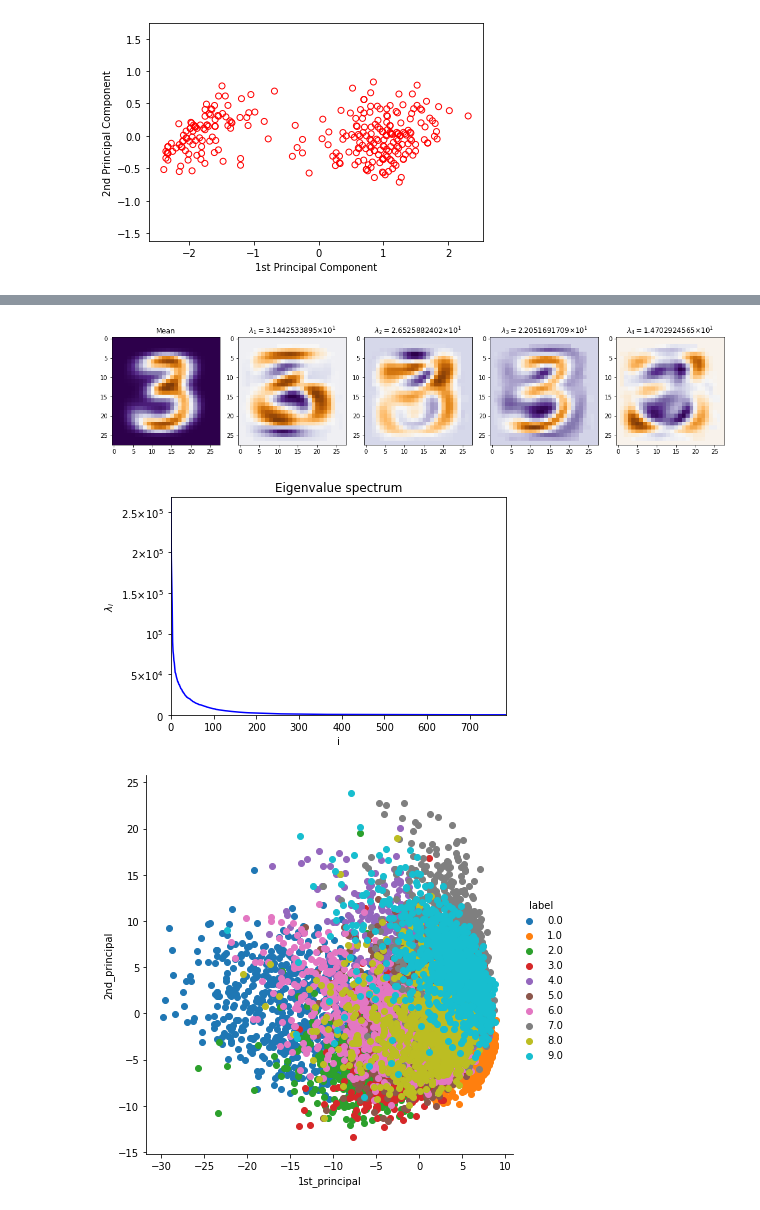
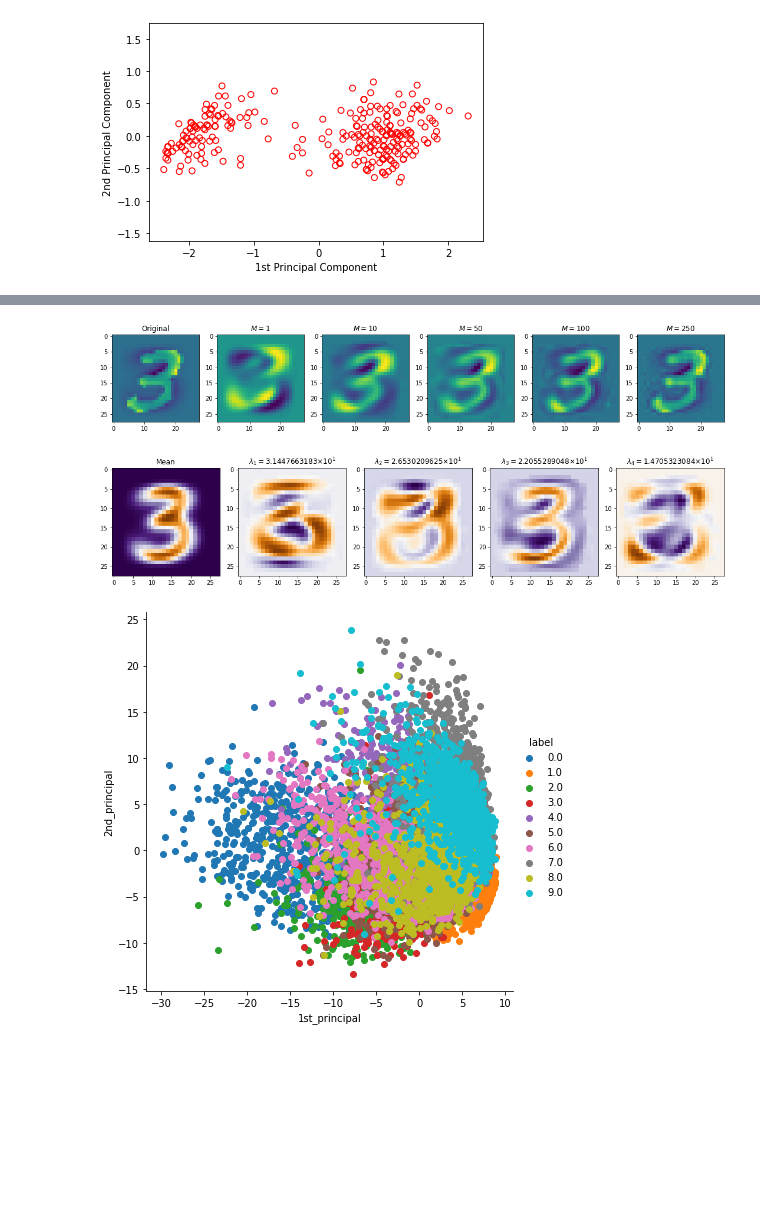
Before and after one commit to msarrias/unsupervised-learning-algorithms, a Jupyter notebook: test-cases.ipynb, the cells around one changed output, grey strips where cells are left out. Drawn from its saved outputs; the diff is of its cells as text; code cells hidden in the pictures; blank space fills up the shorter version.

Commit message:
added data reconstruction with PCA

```diff
--- a/test-cases.ipynb
+++ b/test-cases.ipynb
@@ -115,5 +129,5 @@ from keras.datasets import mnist
 #Experiments with only images of the digit 3
 set_images3 = x_train[np.where(y_train==3)]
 standard_set_images3 = pca.standardize_images_channel_wise(set_images3, 1e-10)
-pca_set_3 = pca(M=2)
+pca_set_3 = pca(M=28*28)
 pca_set_3.fit_pca(standard_set_images3)
@@ -120 +139,18 @@ pca_set_3.fit_pca(standard_set_images3)
+# %%
+#Data Reconstruction
+M = [1,10,50,100, 250]
+fig = plt.figure(figsize=(15, 4))
+ax = plt.subplot(1, 6, 1)
+ax.set_title("Original")
+ax.imshow(standard_set_images3[:,0].reshape(28,28))
+for idx, m in enumerate(M):
+    plt.tight_layout()
+    fig.subplots_adjust(top=0.88)
+    ax = plt.subplot(1, 6, idx+2)
+    ax.set_title(r"$M = {}$".format(m))
+    ax.imshow(np.dot(pca_set_3.eigenVectors[:, 0:m],
+                     pca_set_3.new_coordinates[0:m, :])[:,0].reshape(28,28))
+plt.show()
+# %% [output]
+[figure, added]
 # %%
@@ -133,10 +170,6 @@ for i in range(1,5):
 plt.show()
 # %% [output]
 [figure]
-# %%
-pca_set_3.plot_eigenspectrum()
-# %% [output]
-[figure, removed]
 # %%
 #Experiments with test data
 standard_xtest = pca.standardize_images_channel_wise(x_test, 1e-10)
```
Also changed, not shown: parts of 9 cells of this notebook, 1 other file.
